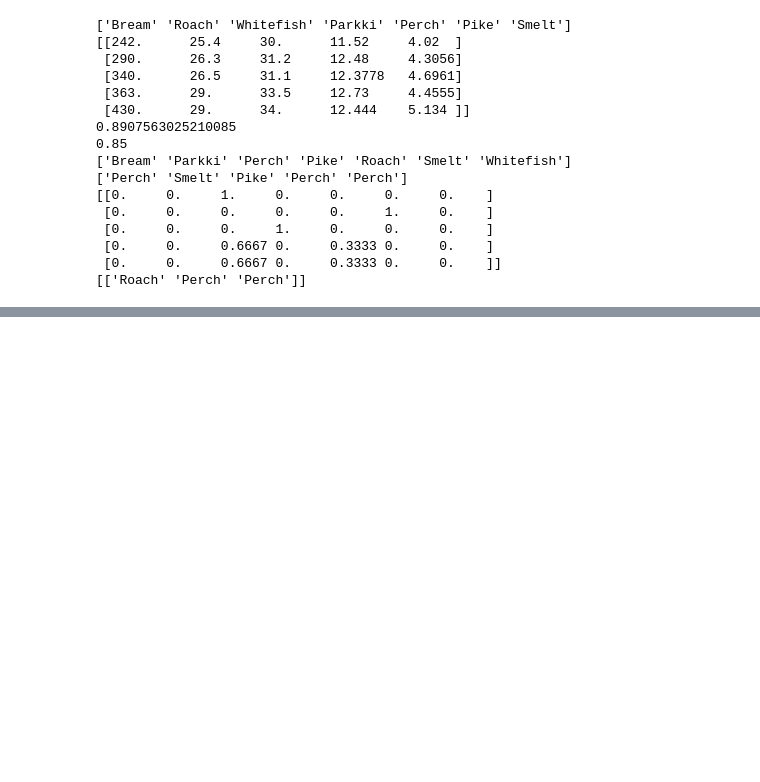
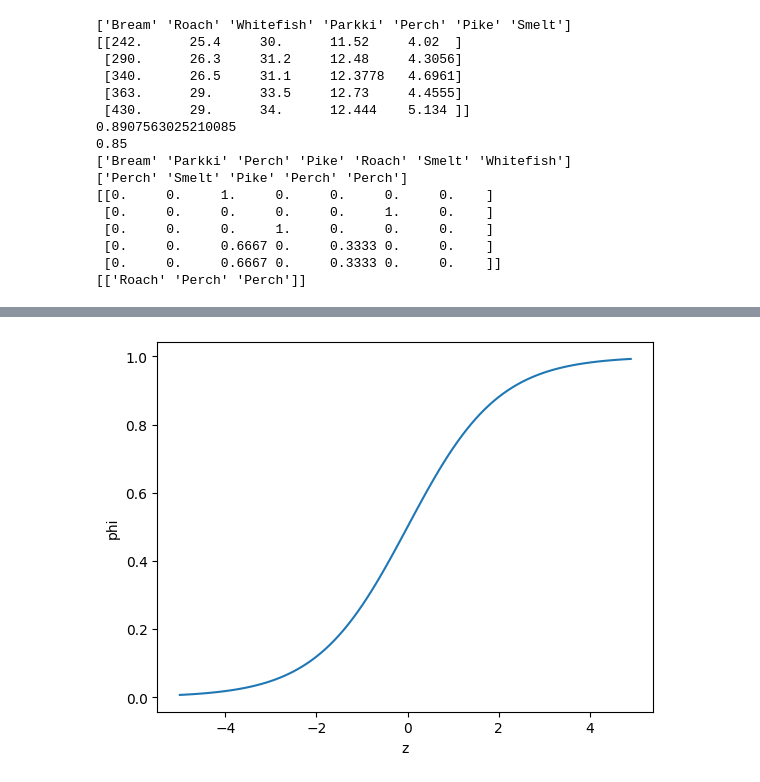
Before and after one commit to dkaskgkdua/ai_study, a Jupyter notebook: ai_test.ipynb, the cells around one changed output, grey strips where cells are left out. Drawn from its saved outputs; the diff is of its cells as text; code cells hidden in the pictures; blank space fills up the shorter version.

```diff
--- a/ai_test.ipynb
+++ b/ai_test.ipynb
@@ -923,0 +935,14 @@ print(train_target[indexes])
+# %%
+import numpy as np
+import matplotlib.pyplot as plt
+
+z = np.arange(-5, 5, 0.1)
+# z의 음수를 사용해 자연 상수 e를 거듭제곱하고 1을 더한 값의 역수를 취함!
+# 지수함수의 계산으로 np.exp 를 사용
+phi = 1 / (1 + np.exp(-z))
+plt.plot(z, phi)
+plt.xlabel('z')
+plt.ylabel('phi')
+plt.show()
+# %% [output]
+[figure, added]
```
Also changed, not shown: parts of 3 cells of this notebook.
